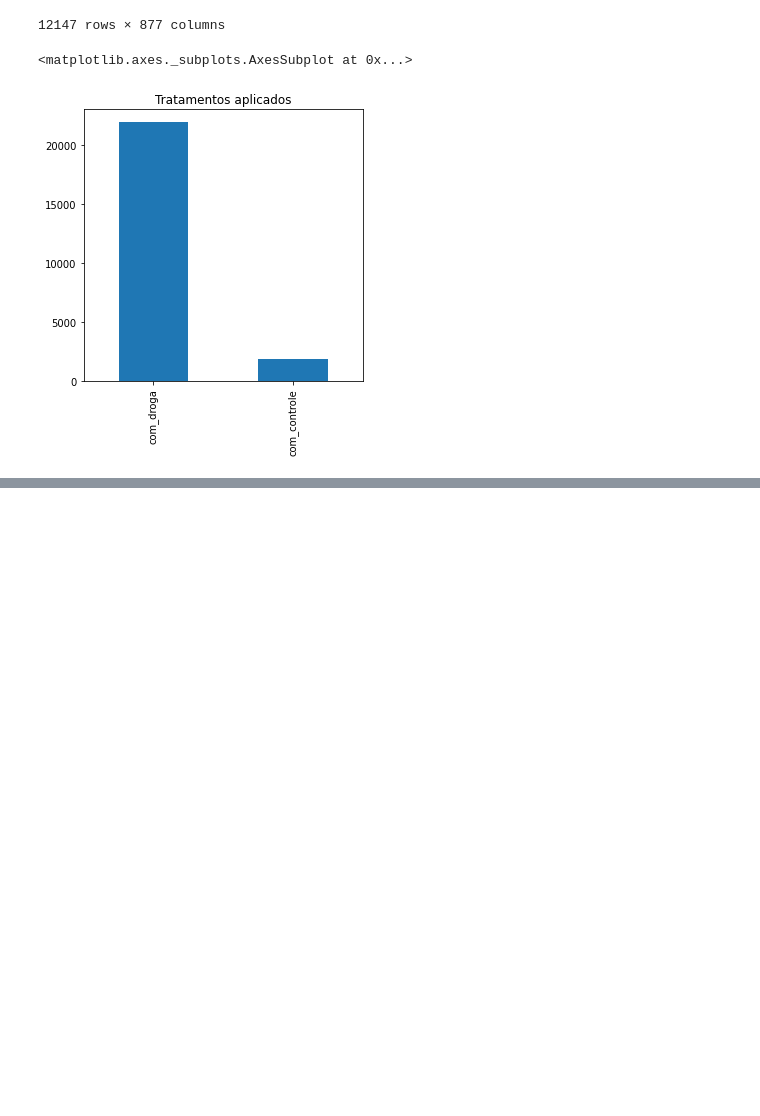
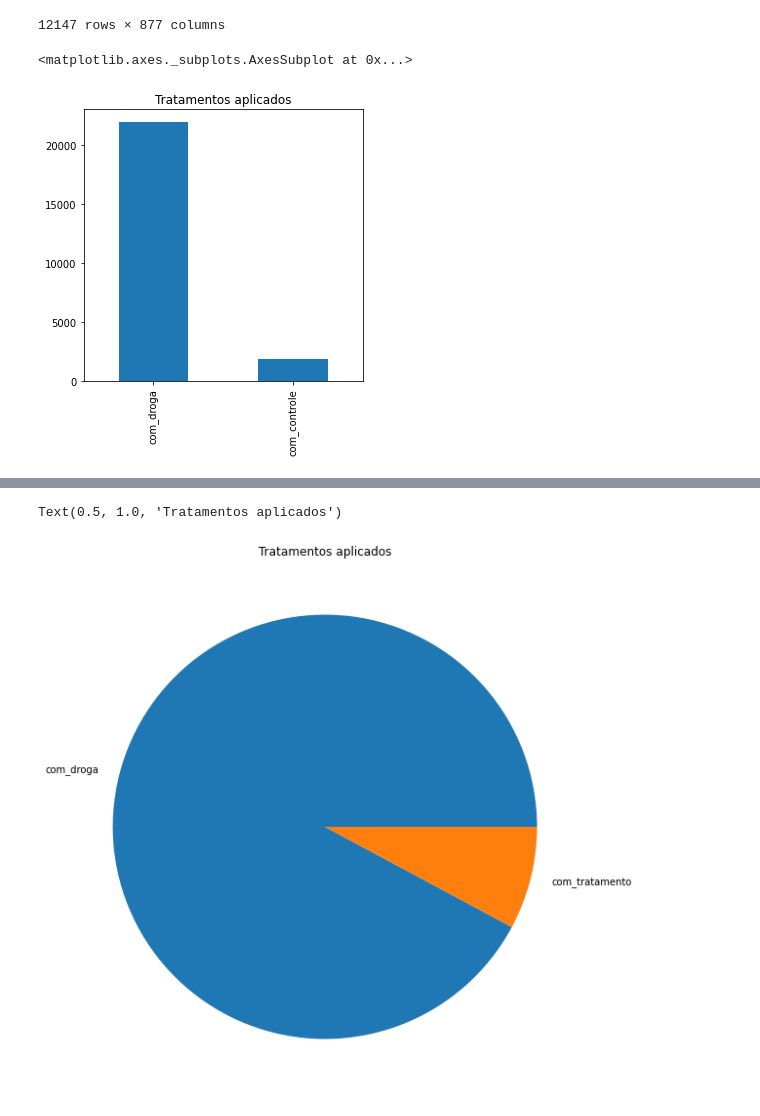
Before and after one commit to enildacoelho/imersaodados, a Jupyter notebook: imersao01.ipynb, the cells around one changed output, grey strips where cells are left out. Drawn from its saved outputs; the diff is of its cells as text; code cells hidden in the pictures; blank space fills up the shorter version.

```diff
--- a/imersao01.ipynb
+++ b/imersao01.ipynb
@@ -182,0 +175,9 @@ AttributeError: ignored
+# %%
+
+## Gráfico 1
+plt.figure(figsize=(10,10))
+plt.pie(dados['tratamento'].value_counts(), labels=('com_droga','com_tratamento'))
+plt.title ('Tratamentos aplicados')
+# %% [output]
+Text(0.5, 1.0, 'Tratamentos aplicados')
+[figure, added]
```
Also changed, not shown: parts of 11 cells of this notebook.
